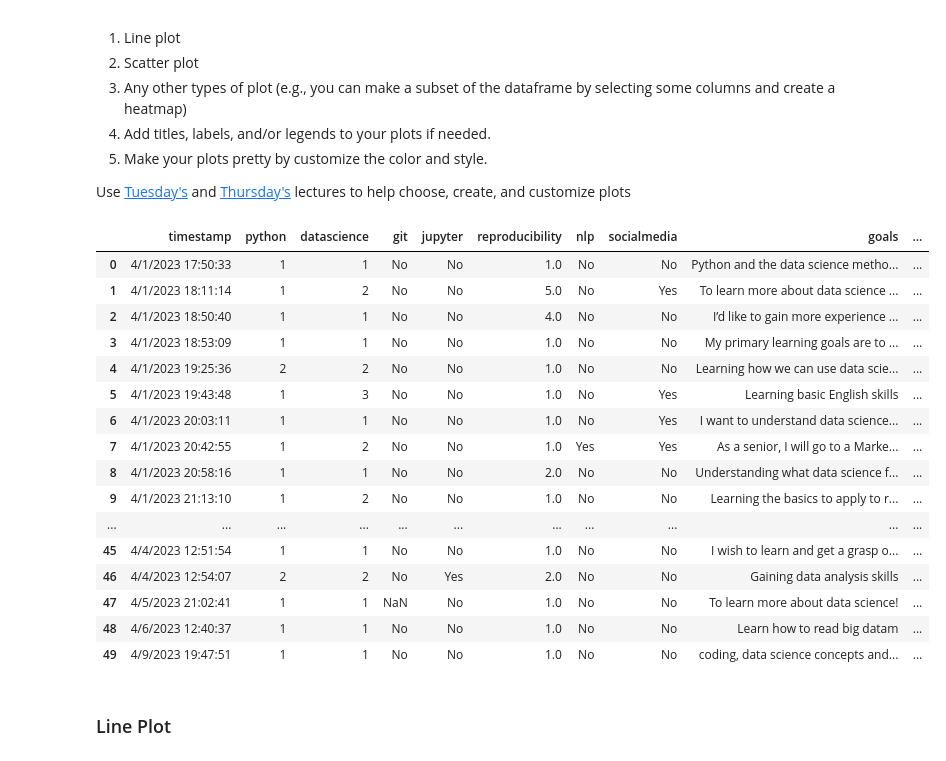
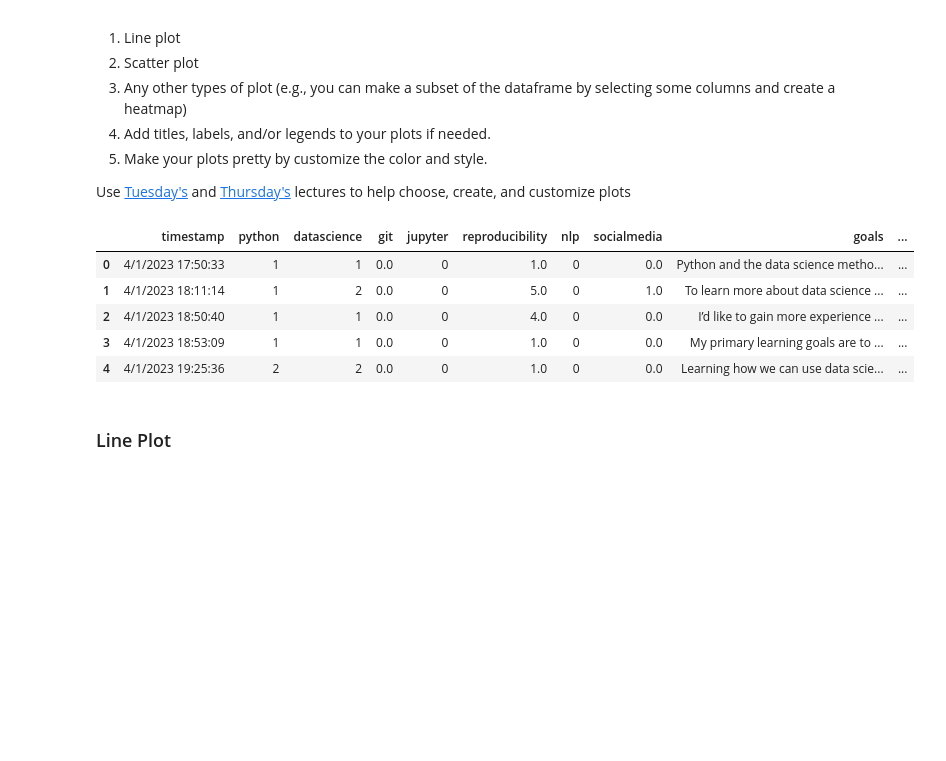
Before and after one commit to ReproTeach/w4-in-class-exercise-caren-s-team-2, a Jupyter notebook: week4_in-class_exercise.ipynb, the cells around one changed output. Cells and saved outputs as stored; diff of their text form; code cells hidden in the pictures; blank space fills up the shorter version.

```diff
--- a/week4_in-class_exercise.ipynb
+++ b/week4_in-class_exercise.ipynb
@@ -56,14 +56,14 @@ df_csv
 | 49 | 4/9/2023 19:47:51 | 1 | 1 | No | No | 1.0 | No | No | coding, data science concepts and... | ... |
 # %%
 # drop nan
-df.dropna()
+df_csv.dropna()
 
 # drop duplicates
-df.drop_duplicates()
+df_csv.drop_duplicates()
 
 # recode yes/no to 1/0
-df_csv1 = df_csv.replace({'Yes':1,'No':0})
-df_csv1
+df_csv = df_csv.replace({'Yes':1,'No':0})
+df_csv
 
-return df
+# return df_csv
 # %% [output]
@@ -80,25 +96,14 @@ After data cleaning, use different (renamed) columns to generate:
 
 Use [Tuesday's](https://github.com/yibeichan/COMM160DS/blob/main/week_4/lecture_part1.ipynb) and [Thursday's](https://github.com/yibeichan/COMM160DS/blob/main/week_4/lecture_part2.ipynb) lectures to help choose, create, and customize plots
 # %%
-df_csv
+df_csv.head(5)
 # %% [output]
 |  | timestamp | python | datascience | git | jupyter | reproducibility | nlp | socialmedia | goals | ... |
-| 0 | 4/1/2023 17:50:33 | 1 | 1 | No | No | 1.0 | No | No | Python and the data science metho... | ... |
-| 1 | 4/1/2023 18:11:14 | 1 | 2 | No | No | 5.0 | No | Yes | To learn more about data science ... | ... |
-| 2 | 4/1/2023 18:50:40 | 1 | 1 | No | No | 4.0 | No | No | I’d like to gain more experience ... | ... |
-| 3 | 4/1/2023 18:53:09 | 1 | 1 | No | No | 1.0 | No | No | My primary learning goals are to ... | ... |
-| 4 | 4/1/2023 19:25:36 | 2 | 2 | No | No | 1.0 | No | No | Learning how we can use data scie... | ... |
-| 5 | 4/1/2023 19:43:48 | 1 | 3 | No | No | 1.0 | No | Yes | Learning basic English skills | ... |
-| 6 | 4/1/2023 20:03:11 | 1 | 1 | No | No | 1.0 | No | Yes | I want to understand data science... | ... |
-| 7 | 4/1/2023 20:42:55 | 1 | 2 | No | No | 1.0 | Yes | Yes | As a senior, I will go to a Marke... | ... |
-| 8 | 4/1/2023 20:58:16 | 1 | 1 | No | No | 2.0 | No | No | Understanding what data science f... | ... |
-| 9 | 4/1/2023 21:13:10 | 1 | 2 | No | No | 1.0 | No | No | Learning the basics to apply to r... | ... |
-| ... | ... | ... | ... | ... | ... | ... | ... | ... | ... | ... |
-| 45 | 4/4/2023 12:51:54 | 1 | 1 | No | No | 1.0 | No | No | I wish to learn and get a grasp o... | ... |
-| 46 | 4/4/2023 12:54:07 | 2 | 2 | No | Yes | 2.0 | No | No | Gaining data analysis skills | ... |
-| 47 | 4/5/2023 21:02:41 | 1 | 1 | NaN | No | 1.0 | No | No | To learn more about data science! | ... |
-| 48 | 4/6/2023 12:40:37 | 1 | 1 | No | No | 1.0 | No | No | Learn how to read big datam | ... |
-| 49 | 4/9/2023 19:47:51 | 1 | 1 | No | No | 1.0 | No | No | coding, data science concepts and... | ... |
+| 0 | 4/1/2023 17:50:33 | 1 | 1 | 0.0 | 0 | 1.0 | 0 | 0.0 | Python and the data science metho... | ... |
+| 1 | 4/1/2023 18:11:14 | 1 | 2 | 0.0 | 0 | 5.0 | 0 | 1.0 | To learn more about data science ... | ... |
+| 2 | 4/1/2023 18:50:40 | 1 | 1 | 0.0 | 0 | 4.0 | 0 | 0.0 | I’d like to gain more experience ... | ... |
+| 3 | 4/1/2023 18:53:09 | 1 | 1 | 0.0 | 0 | 1.0 | 0 | 0.0 | My primary learning goals are to ... | ... |
+| 4 | 4/1/2023 19:25:36 | 2 | 2 | 0.0 | 0 | 1.0 | 0 | 0.0 | Learning how we can use data scie... | ... |
 # %% [markdown]
 ### Line Plot
 # %%
```
Also changed, not shown: parts of 5 cells of this notebook.
